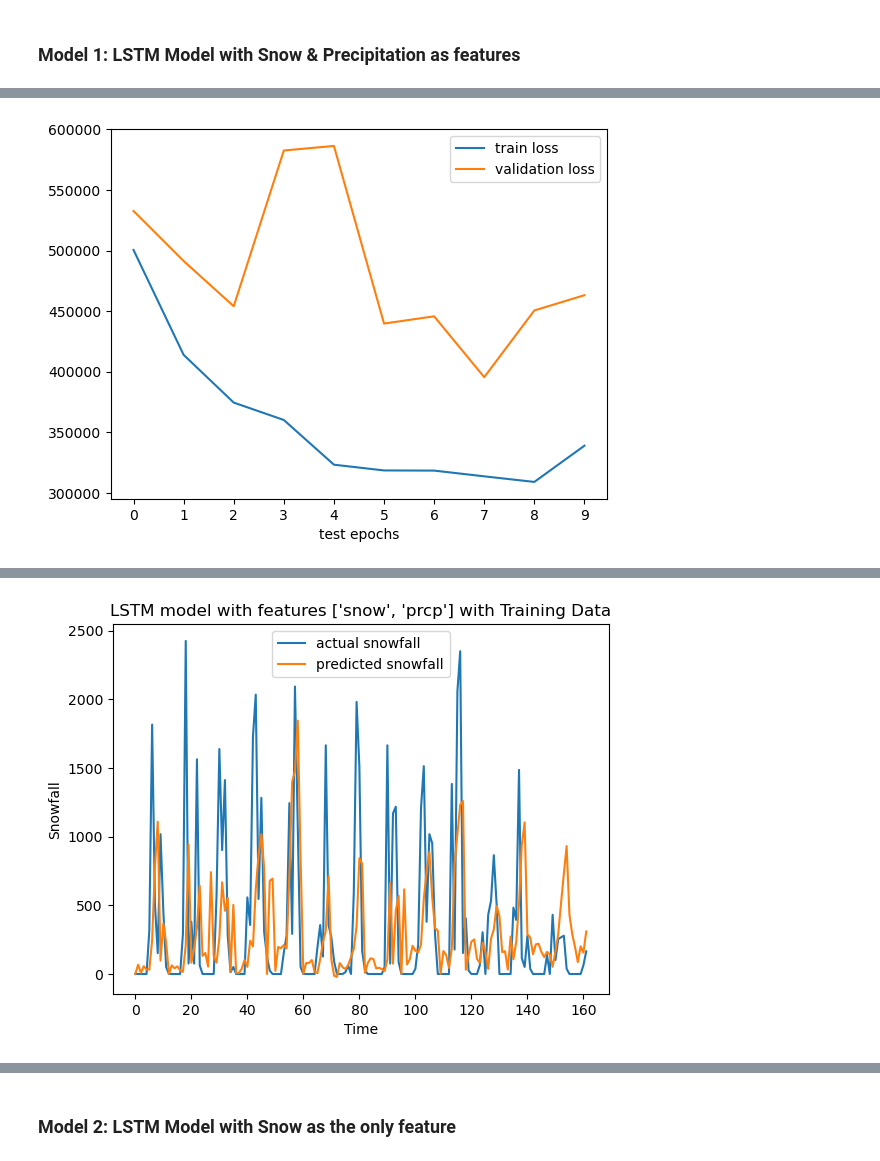
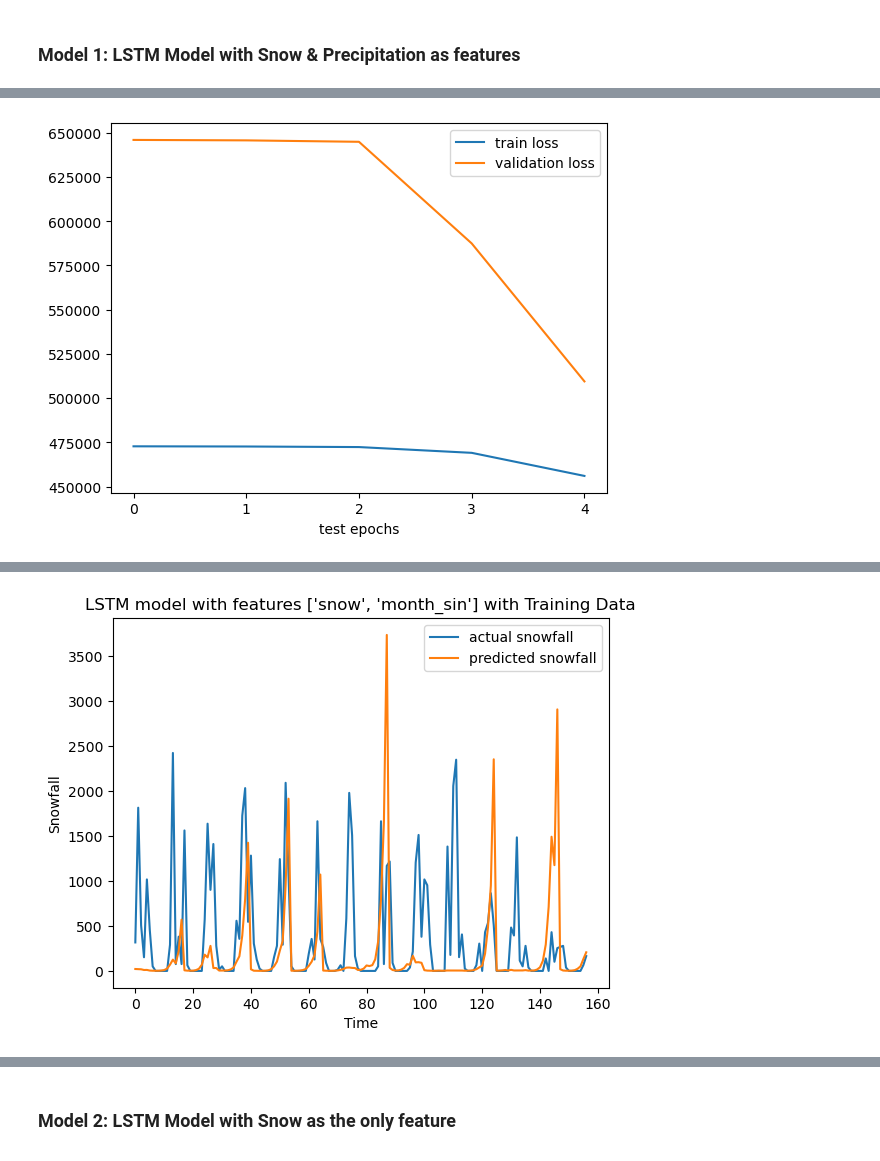
Before and after one commit to sidmanu/MIDS-W207-DeforestationAndClimate, a Jupyter notebook: notebooks/model.ipynb, the cells around one changed output, grey strips where cells are left out. Drawn from its saved outputs; the diff is of its cells as text; code cells hidden in the pictures.

Commit message:
added monthly sin/cos, accuracy score

```diff
--- a/notebooks/model.ipynb
+++ b/notebooks/model.ipynb
@@ -206,40 +231,38 @@ def create_sequential_datasets(train, test, val, window_size, lstm_features, tar
 
 #X_seq_train, y_seq_train, X_seq_test, y_set_test, X_seq_val, y_seq_val = create_sequential_datasets(train, test, val, window_size=5, lstm_features=['snow','prcp'], target_variable='snow')
 # %%
-import tensorflow as tf
-import tensorflow.keras as keras
-
-from tensorflow.keras.optimizers import Adam
 
 
-def build_model(input_shape, hidden_layer_sizes, activation, learning_rate, metric):
+
+def build_model(input_shape, hidden_layer_sizes, lstm_layer_size, activation, learning_rate, metric, loss):
 
     model = keras.Sequential()
 
     #model.add(keras.layers.Flatten())
-    model.add(keras.layers.LSTM(8, activation='relu', input_shape=input_shape))
+
+    model.add(keras.layers.LSTM(lstm_layer_size, activation='relu', input_shape=input_shape))
 
     for hidden_layer_size in hidden_layer_sizes:
         model.add(keras.layers.Dense(units=hidden_layer_size, activation=activation))
 
     # last layer is dense for regression output
     model.add(keras.layers.Dense(1))
-    model.compile(optimizer=tf.keras.optimizers.Adam(learning_rate=learning_rate), loss='mse', metrics=[metric])
+    model.compile(optimizer=tf.keras.optimizers.Adam(learning_rate=learning_rate), loss=loss, metrics=[metric])
 
     return model
 
 
 
 
-def train_and_evaluate_model(selected_features, num_epochs, learning_rate, metric):
+def train_and_evaluate_model(selected_features, hidden_layer_sizes, lstm_layer_size, num_epochs, learning_rate, metric, loss):
 
-    X_seq_train, y_seq_train, X_seq_test, y_seq_test, X_seq_val, y_seq_val = create_sequential_datasets(train, test, val, window_size=5, lstm_features=selected_features,
+    X_seq_train, y_seq_train, X_seq_test, y_seq_test, X_seq_val, y_seq_val = create_sequential_datasets(train, test, val, window_size=10, lstm_features=selected_features,
                                                                                                         target_variable='snow')
 
     input_shape = (X_seq_train.shape[1], X_seq_train.shape[2])
 
     # Build the model
-    model = build_model(input_shape, [], activation='relu', learning_rate=learning_rate, metric=metric)
+    model = build_model(input_shape, hidden_layer_sizes, lstm_layer_size, activation='relu', learning_rate=learning_rate, metric=metric, loss=loss)
 
 
     # Train the model, also pass in the validation dataset
@@ -269,10 +292,16 @@ def train_and_evaluate_model(selected_features, num_epochs, learning_rate, metri
     y_pred_model_test = model.predict(X_seq_test)
     plot_predictions(y_seq_test, y_pred_model_test,"Time","Snowfall","LSTM model with features {} with Test Data".format(selected_features))
 
+    train_loss, train_accuracy = model.evaluate(X_seq_train, y_seq_train)
+    print("Train Accuracy:", train_accuracy )
+
+    test_loss, test_accuracy = model.evaluate(X_seq_test, y_seq_test)
+    print("Test Accuracy:", test_accuracy )
+
 
     return model
 # %% [markdown]
 ### Model 1: LSTM Model with Snow  & Precipitation as features
 # %%
-model1 = train_and_evaluate_model(['snow','prcp'], num_epochs=10, learning_rate=0.01, metric='accuracy')
+model1 = train_and_evaluate_model(['snow','month_sin'], hidden_layer_sizes=[],lstm_layer_size=20, num_epochs=5, learning_rate=0.01, metric='accuracy', loss='mse')
 # %% [output]
@@ -299 +318 @@ Epoch 10/10
-[figure, old version]
+[figure, new version]
@@ -303 +322 @@ At last epoch, Validation loss: 463143.1250
-[figure, old version]
+[figure, new version]
```
Also changed, not shown: parts of 6 cells of this notebook.
